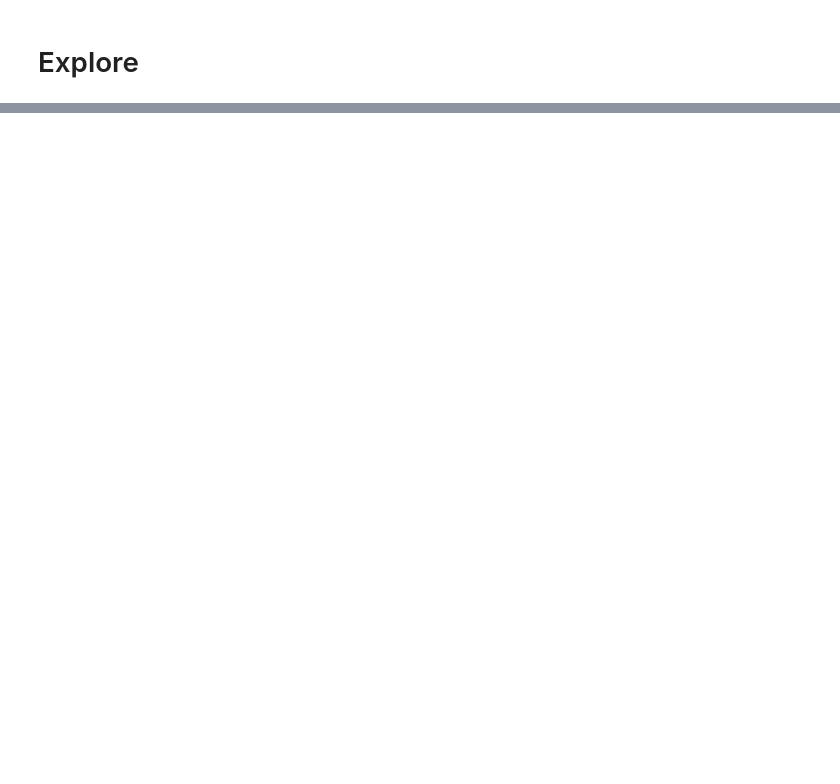
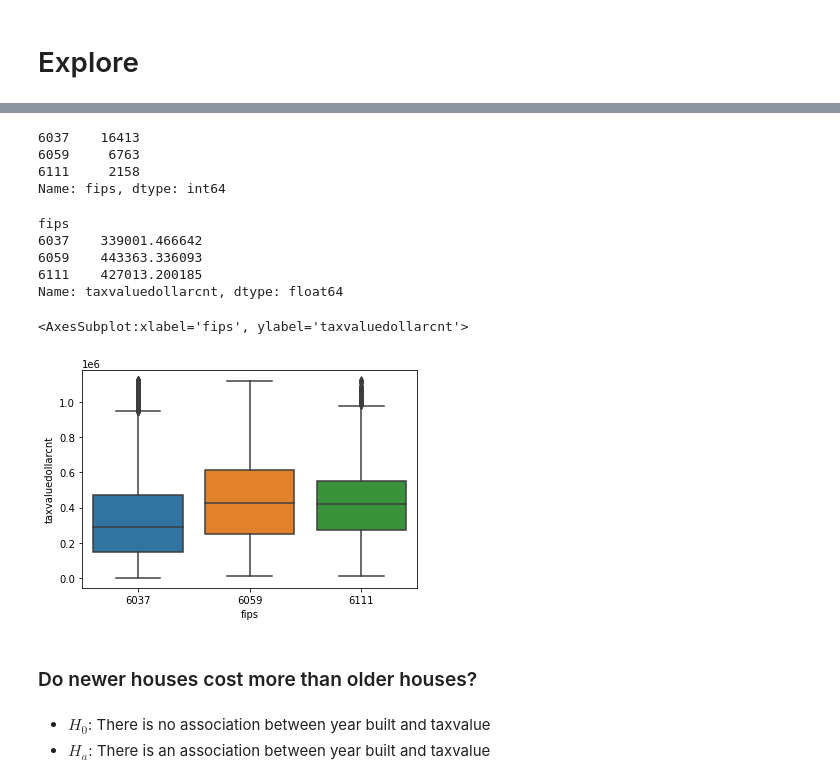
Before and after one commit to wheelerjoshua/zillow_regression_project, a Jupyter notebook: zillow_regression_workbook.ipynb, the cells around one changed output, grey strips where cells are left out. Saved outputs shown, nothing was run; the diff lists cells and outputs as text; code cells hidden in the pictures; blank space fills up the shorter version.

```diff
--- a/zillow_regression_workbook.ipynb
+++ b/zillow_regression_workbook.ipynb
@@ -232,0 +454,25 @@ explore.plot_variable_pairs(train)
+# %%
+train.fips.value_counts()
+# %% [output]
+6037    16413
+6059     6763
+6111     2158
+Name: fips, dtype: int64
+# %%
+train.groupby('fips').taxvaluedollarcnt.mean()
+# %% [output]
+fips
+6037    339001.466642
+6059    443363.336093
+6111    427013.200185
+Name: taxvaluedollarcnt, dtype: float64
+# %%
+sns.boxplot(x=train.fips,y='taxvaluedollarcnt',data=train)
+# %% [output]
+<AxesSubplot:xlabel='fips', ylabel='taxvaluedollarcnt'>
+[figure, added]
+# %% [markdown]
+### Do newer houses cost more than older houses?
+# %% [markdown]
+- $H_0$: There is no association between year built and taxvalue
+- $H_a$: There is an association between year built and taxvalue
```
Also changed, not shown: parts of 52 cells of this notebook, 2 other files.
